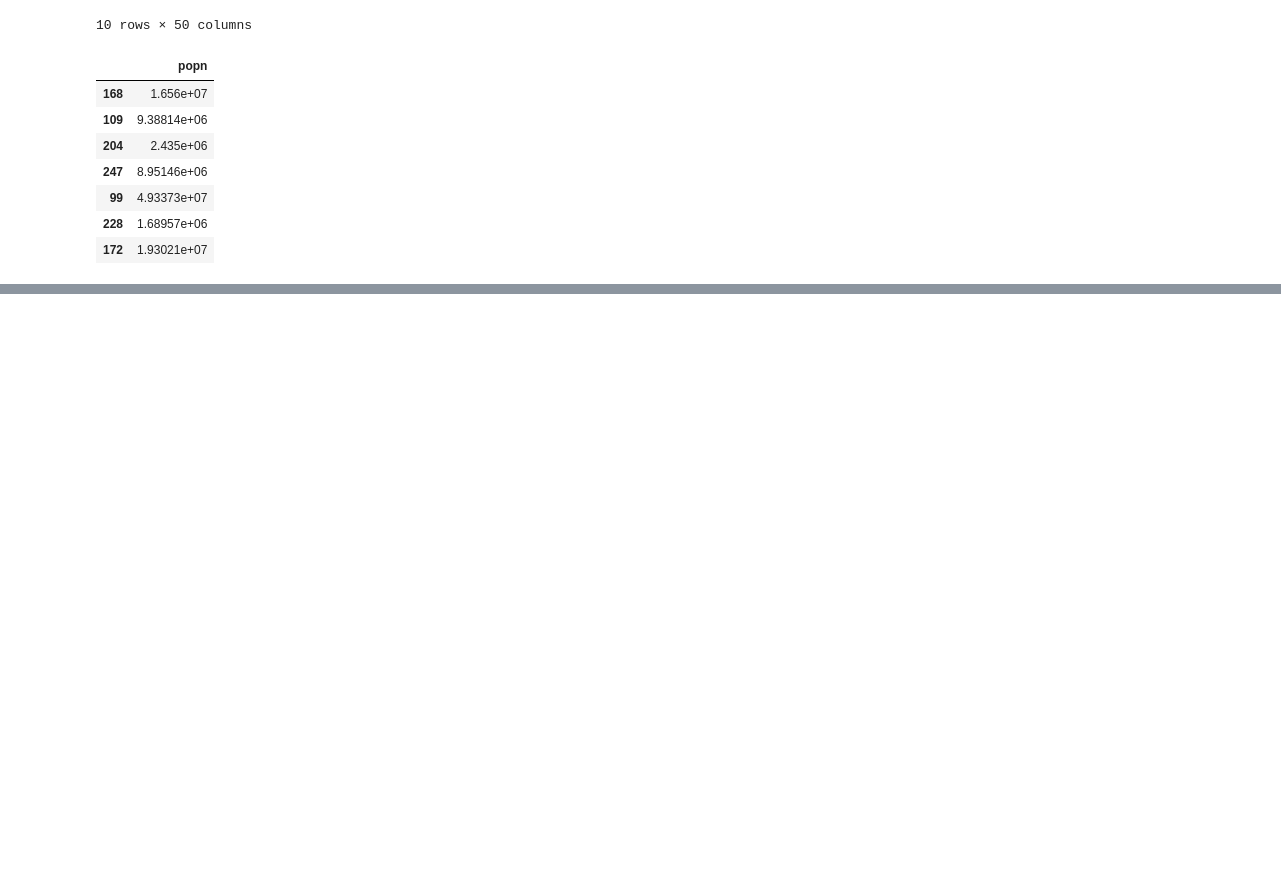
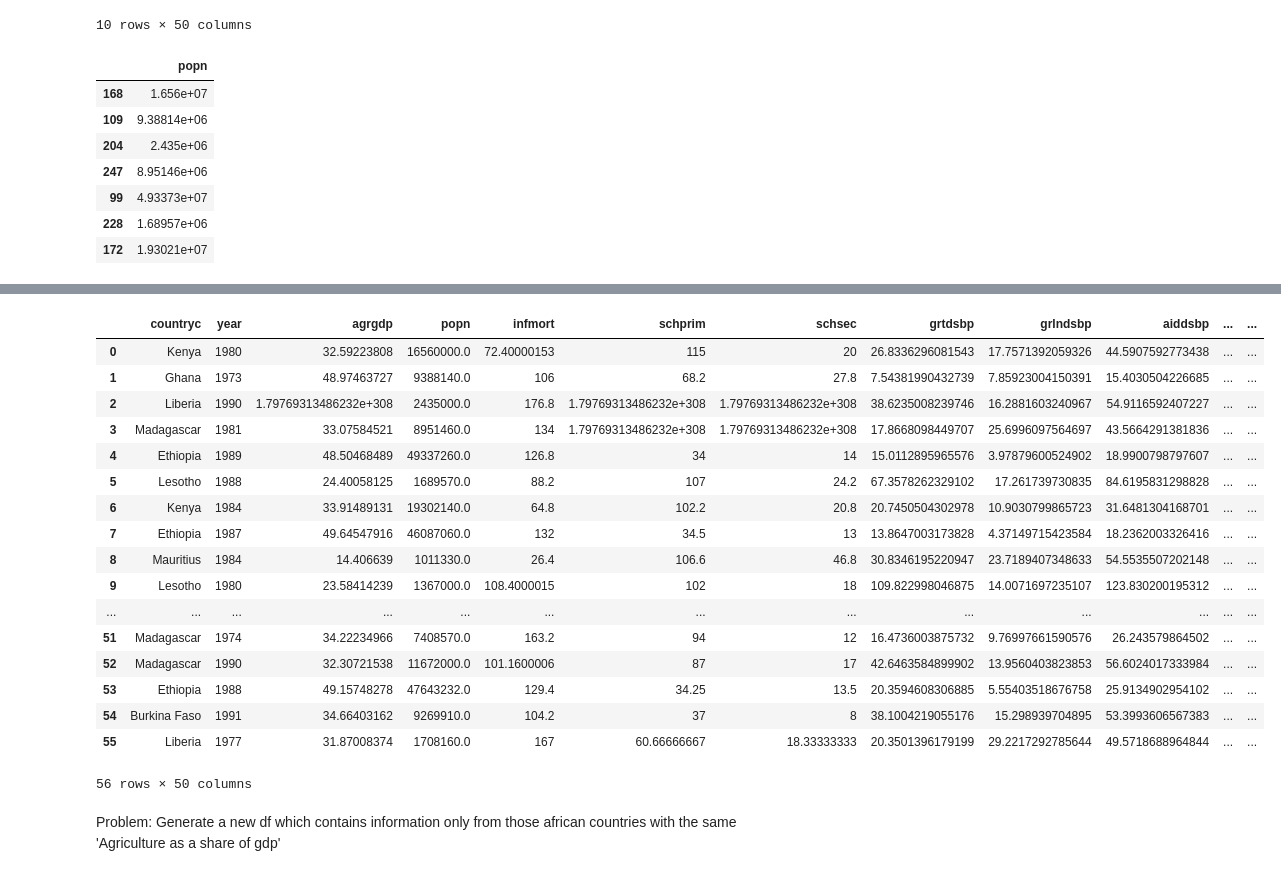
Before and after one commit to batikanor/PythonWorkspace, a Jupyter notebook: pandas/pandas_notes.ipynb, the cells around one changed output, grey strips where cells are left out. Cells and saved outputs as stored; diff of their text form; code cells hidden in the pictures; blank space fills up the shorter version.

```diff
--- a/pandas/pandas_notes.ipynb
+++ b/pandas/pandas_notes.ipynb
@@ -665,6 +589,8 @@ array(['Kenya', 'Ghana', 'Liberia', 'Madagascar', 'Ethiopia', 'Lesotho',
        'Mauritius', 'Burkina Faso', 'Cameroon', 'Gambia, The', 'Botswana'],
       dtype=object)
 # %%
-df2['infmort'] = pd.to_numeric(df2["infmort"], downcast="float")
-df2['infmort'].dtype # used to be of object type, now is of type float32
+df2f = df2.copy()
+df2f['infmort'] = pd.to_numeric(df2["infmort"], downcast="float")
+print(df2['infmort'].dtype)
+df2f['infmort'].dtype # used to be of object type, now is of type float32
 # %% [output]
@@ -719,0 +747,24 @@ dfxpopn.head(7)
+# %%
+df10 = pd.merge(df1, df2, how='right')
+df10
+# %% [output]
+|  | countryc | year | agrgdp | popn | infmort | schprim | schsec | grtdsbp | grlndsbp | aiddsbp | ... | ... |
+| 0 | Kenya | 1980 | 32.59223808 | 16560000.0 | 72.40000153 | 115 | 20 | 26.8336296081543 | 17.7571392059326 | 44.5907592773438 | ... | ... |
+| 1 | Ghana | 1973 | 48.97463727 | 9388140.0 | 106 | 68.2 | 27.8 | 7.54381990432739 | 7.85923004150391 | 15.4030504226685 | ... | ... |
+| 2 | Liberia | 1990 | 1.79769313486232e+308 | 2435000.0 | 176.8 | 1.79769313486232e+308 | 1.79769313486232e+308 | 38.6235008239746 | 16.2881603240967 | 54.9116592407227 | ... | ... |
+| 3 | Madagascar | 1981 | 33.07584521 | 8951460.0 | 134 | 1.79769313486232e+308 | 1.79769313486232e+308 | 17.8668098449707 | 25.6996097564697 | 43.5664291381836 | ... | ... |
+| 4 | Ethiopia | 1989 | 48.50468489 | 49337260.0 | 126.8 | 34 | 14 | 15.0112895965576 | 3.97879600524902 | 18.9900798797607 | ... | ... |
+| 5 | Lesotho | 1988 | 24.40058125 | 1689570.0 | 88.2 | 107 | 24.2 | 67.3578262329102 | 17.261739730835 | 84.6195831298828 | ... | ... |
+| 6 | Kenya | 1984 | 33.91489131 | 19302140.0 | 64.8 | 102.2 | 20.8 | 20.7450504302978 | 10.9030799865723 | 31.6481304168701 | ... | ... |
+| 7 | Ethiopia | 1987 | 49.64547916 | 46087060.0 | 132 | 34.5 | 13 | 13.8647003173828 | 4.37149715423584 | 18.2362003326416 | ... | ... |
+| 8 | Mauritius | 1984 | 14.406639 | 1011330.0 | 26.4 | 106.6 | 46.8 | 30.8346195220947 | 23.7189407348633 | 54.5535507202148 | ... | ... |
+| 9 | Lesotho | 1980 | 23.58414239 | 1367000.0 | 108.4000015 | 102 | 18 | 109.822998046875 | 14.0071697235107 | 123.830200195312 | ... | ... |
+| ... | ... | ... | ... | ... | ... | ... | ... | ... | ... | ... | ... | ... |
+| 51 | Madagascar | 1974 | 34.22234966 | 7408570.0 | 163.2 | 94 | 12 | 16.4736003875732 | 9.76997661590576 | 26.243579864502 | ... | ... |
+| 52 | Madagascar | 1990 | 32.30721538 | 11672000.0 | 101.1600006 | 87 | 17 | 42.6463584899902 | 13.9560403823853 | 56.6024017333984 | ... | ... |
+| 53 | Ethiopia | 1988 | 49.15748278 | 47643232.0 | 129.4 | 34.25 | 13.5 | 20.3594608306885 | 5.55403518676758 | 25.9134902954102 | ... | ... |
+| 54 | Burkina Faso | 1991 | 34.66403162 | 9269910.0 | 104.2 | 37 | 8 | 38.1004219055176 | 15.298939704895 | 53.3993606567383 | ... | ... |
+| 55 | Liberia | 1977 | 31.87008374 | 1708160.0 | 167 | 60.66666667 | 18.33333333 | 20.3501396179199 | 29.2217292785644 | 49.5718688964844 | ... | ... |
+56 rows × 50 columns
+# %% [markdown]
+Problem: Generate a new df which contains information only from those african countries with the same 'Agriculture as a share of gdp'
```
Also changed, not shown: parts of 47 cells of this notebook.
